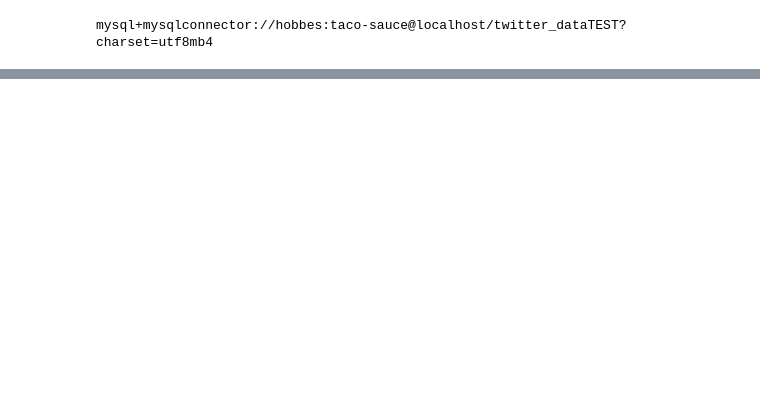
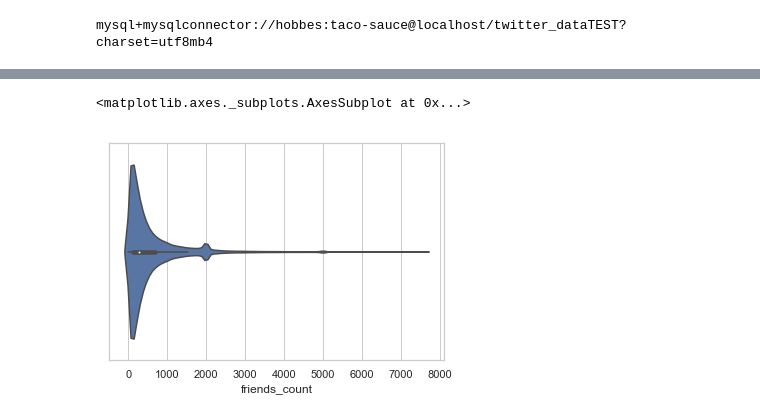
Before and after one commit to AdamSwenson/TwitterProject, a Jupyter notebook: DataAnalysis/Notebooks/Bot removal.ipynb, the cells around one changed output, grey strips where cells are left out. Saved outputs shown, nothing was run; the diff lists cells and outputs as text; code cells hidden in the pictures; blank space fills up the shorter version.

```diff
--- a/DataAnalysis/Notebooks/Bot removal.ipynb
+++ b/DataAnalysis/Notebooks/Bot removal.ipynb
@@ -51,0 +95,5 @@ j = pd.read_sql_query("select friends_count, followers_count from users", dao.en
+# %%
+sns.violinplot(data.friends_count)
+# %% [output]
+<matplotlib.axes._subplots.AxesSubplot at 0x...>
+[figure, added]
```
Also changed, not shown: parts of 29 cells of this notebook, 2 other files.
